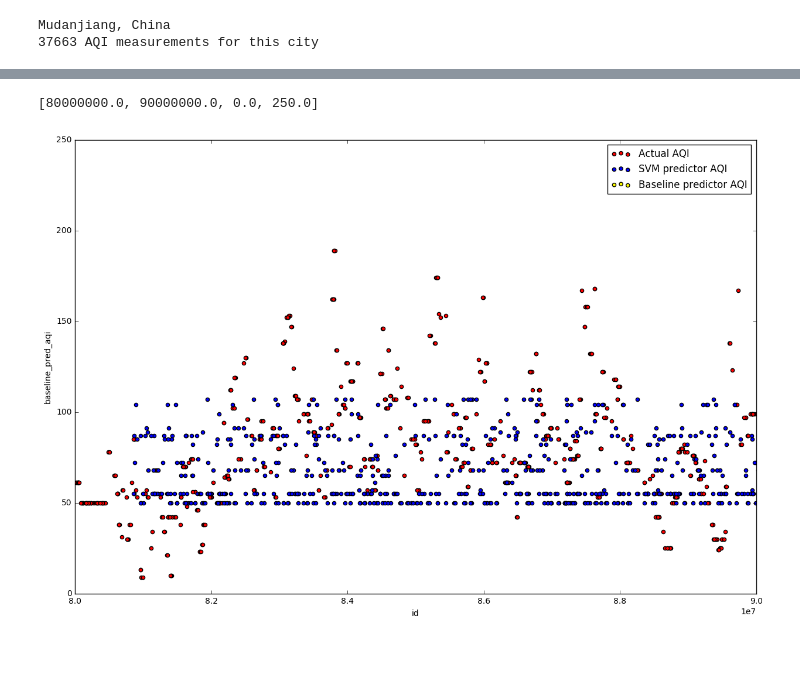
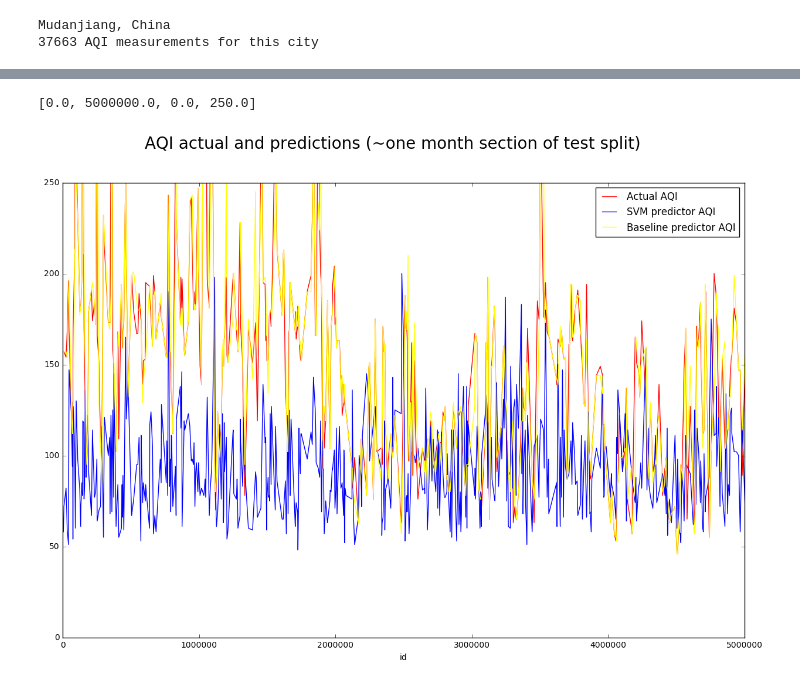
Before and after one commit to curiousest/predict-AQI, a Jupyter notebook: notebooks/data-exploring.ipynb, the cells around one changed output, grey strips where cells are left out. Cells and saved outputs as stored; diff of their text form; code cells hidden in the pictures; blank space fills up the shorter version.

```diff
--- a/notebooks/data-exploring.ipynb
+++ b/notebooks/data-exploring.ipynb
@@ -40,7 +40,7 @@ s = select([AirMeasurement.id, AirMeasurement.measurement_datetime, AirMeasureme
     AirMeasurement.airlocation_id == 48
 ).where(
     AirMeasurement.aqi != None
-)
+).order_by(AirMeasurement.id.asc())
 
 import numpy as np
 import pandas as pd
@@ -98,16 +116,14 @@ Training time (secs): 53.033
 # %%
-from sklearn.metrics import f1_score
-
 def predict_labels(clf, features, target):
     print("Predicting labels using {}...".format(clf.__class__.__name__))
     start = time.time()
     y_pred = clf.predict(features[feature_columns])
     end = time.time()
     print("Done!\nPrediction time (secs): {:.3f}".format(end - start))
-    return y_pred, f1_score(target.values, y_pred)
+    return y_pred
 
-y_train_pred, train_f1_score = predict_labels(clf, x_train, y_train)
-print("F1 score for training set: {}".format(train_f1_score))
-y_test_pred, test_f1_score = predict_labels(clf, x_test, y_test)
-print("F1 score for test set: {}".format(test_f1_score))
+print("Making training predictions...")
+y_train_pred = predict_labels(clf, x_train, y_train)
+print("Making test predictions...")
+y_test_pred = predict_labels(clf, x_test, y_test)
 # %% [output]
@@ -121,0 +148,6 @@ F1 score for test set: 0.03646475042273082
+# %%
+# Gather all the predictions together to plot
+y_test_pred_df = pd.DataFrame({'pred_aqi': y_test_pred})
+
+test_results = x_test[['id', 'baseline_pred_aqi', 'aqi']].join(y_test_pred_df).sort(['id'])
+test_results['pred_aqi'] = test_results['pred_aqi'].map(get_denormalized_aqi)
@@ -122,16 +174,11 @@ F1 score for test set: 0.03646475042273082
 # %%
-# Gather all the predictions together to plot
-y_test_pred_df = pd.DataFrame({'pred_aqi': y_test_pred})
-
-test_results = x_test[['id', 'baseline_pred_aqi']].join(y_test_pred_df)
-test_results = test_results.join(y_test)
-
 import matplotlib.pyplot as plt
 aqi_graph = test_results.plot.scatter(x='id', y='aqi', label="Actual AQI", color="Red")
 test_results.plot.scatter(x='id', y='pred_aqi', label="SVM predictor AQI", ax=aqi_graph, color="Blue")
 test_results.plot.scatter(x='id', y='baseline_pred_aqi', label="Baseline predictor AQI", ax=aqi_graph, color="Yellow")
-hf = aqi_graph.figure
-hf.set_size_inches((15, 10), forward=True)
+fig = aqi_graph.figure
+fig.set_size_inches((15, 10), forward=True)
+fig.suptitle("AQI actual and predictions (all of test split)", fontsize=20)
 aqi_graph.axis([0.0, 130000000.0, 0.0, 250.0])
 # %% [output]
 [0.0, 130000000.0, 0.0, 250.0]
@@ -139,10 +186,11 @@ aqi_graph.axis([0.0, 130000000.0, 0.0, 250.0])
 # %%
-aqi_graph = test_results.plot.scatter(x='id', y='aqi', label="Actual AQI", color="Red")
-test_results.plot.scatter(x='id', y='pred_aqi', label="SVM predictor AQI", ax=aqi_graph, color="Blue")
-test_results.plot.scatter(x='id', y='baseline_pred_aqi', label="Baseline predictor AQI", ax=aqi_graph, color="Yellow")
-hf = aqi_graph.figure
-hf.set_size_inches((15, 10), forward=True)
-aqi_graph.axis([80000000.0, 90000000.0, 0.0, 250.0])
+aqi_graph = test_results.plot(x='id', y='aqi', label="Actual AQI", color="Red")
+test_results.plot(x='id', y='pred_aqi', label="SVM predictor AQI", ax=aqi_graph, color="Blue")
+test_results.plot(x='id', y='baseline_pred_aqi', label="Baseline predictor AQI", ax=aqi_graph, color="Yellow")
+fig = aqi_graph.figure
+fig.set_size_inches((15, 10), forward=True)
+fig.suptitle("AQI actual and predictions (~one month section of test split)", fontsize=20)
+aqi_graph.axis([0.0, 5000000.0, 0.0, 250.0])
 # %% [output]
-[80000000.0, 90000000.0, 0.0, 250.0]
+[0.0, 5000000.0, 0.0, 250.0]
-[figure, old version]
+[figure, new version]
```
Also changed, not shown: parts of 11 cells of this notebook.
